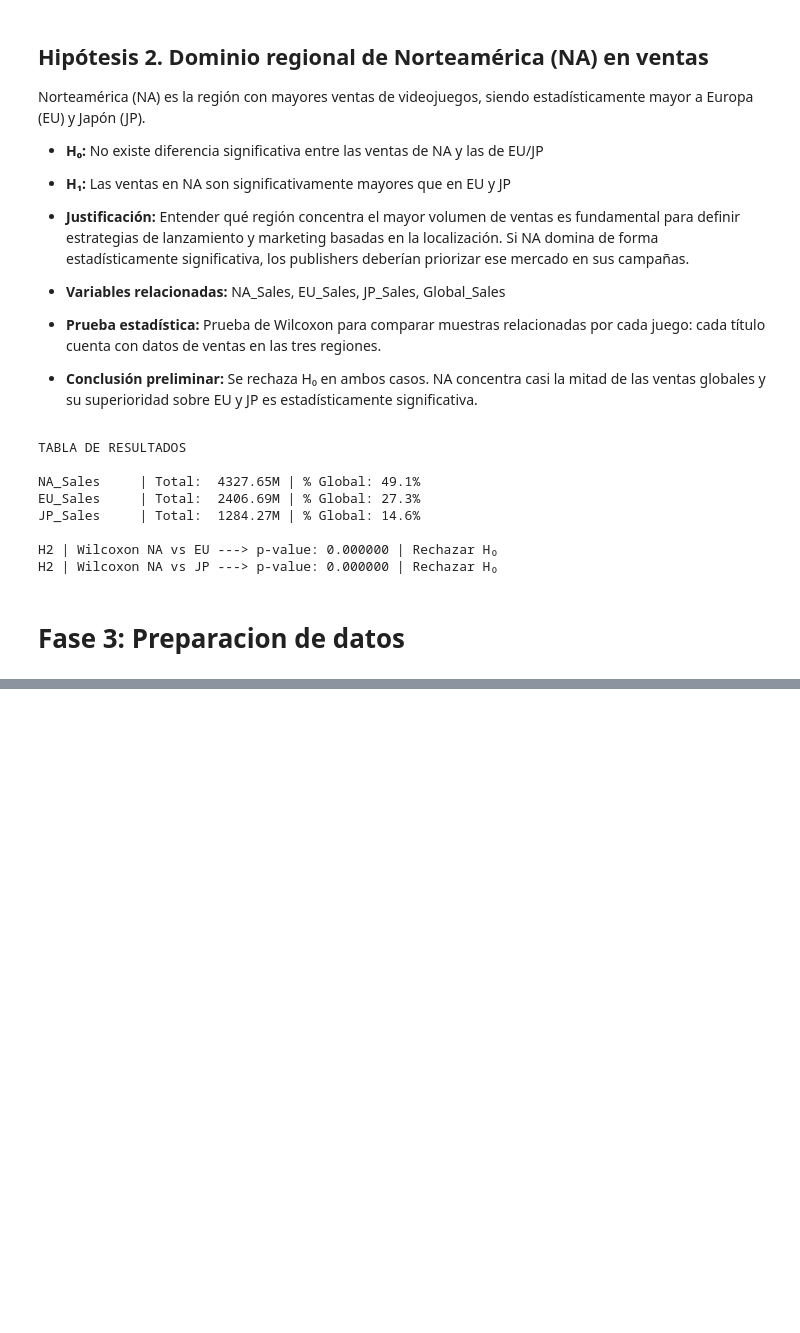
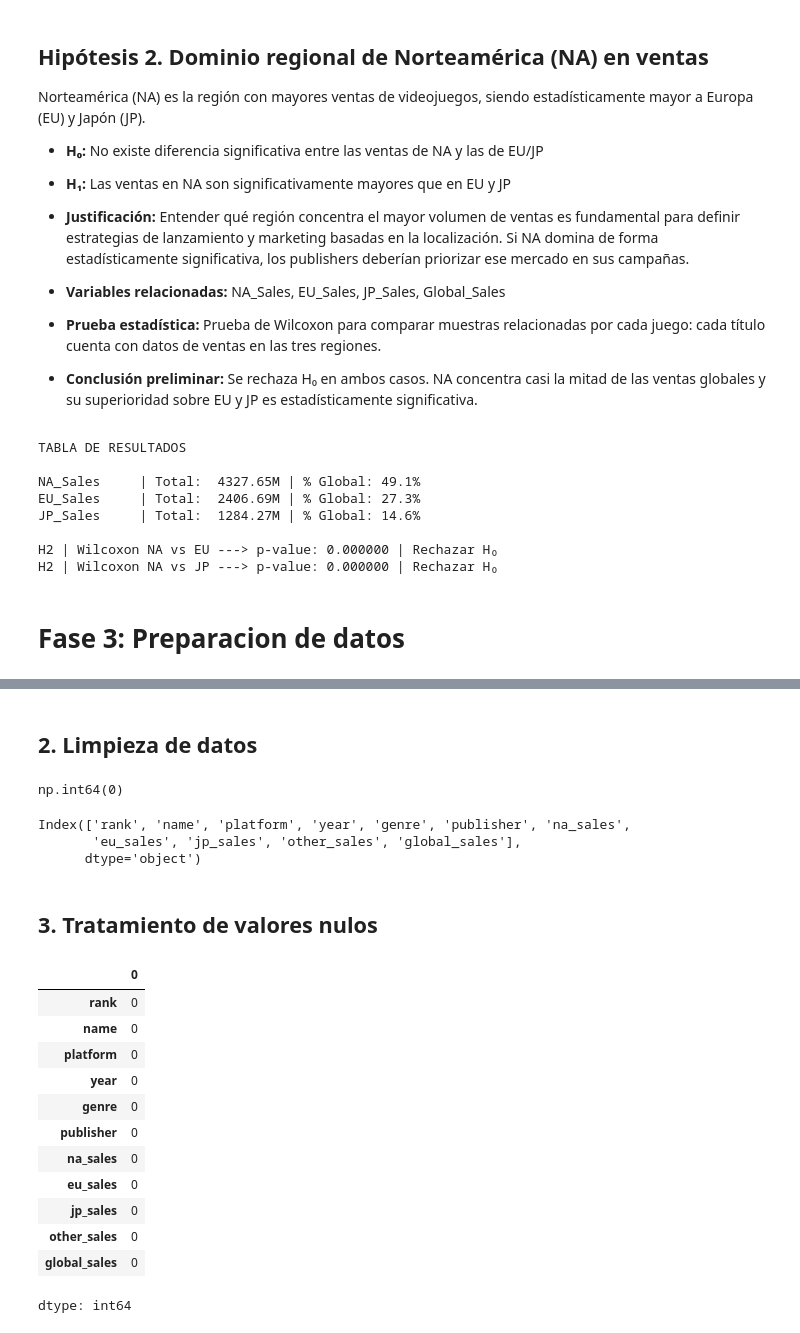
Before and after one commit to hdflorez/Entrega_3, a Jupyter notebook: VideoGameSales.ipynb, the cells around one changed output, grey strips where cells are left out. Saved outputs shown, nothing was run; the diff lists cells and outputs as text; code cells hidden in the pictures; blank space fills up the shorter version.

```diff
--- a/VideoGameSales.ipynb
+++ b/VideoGameSales.ipynb
@@ -186,0 +218,35 @@ df.columns
+# %% [markdown]
+## **2. Limpieza de datos**
+# %%
+# Registros duplicados
+df.duplicated().sum()
+# %% [output]
+np.int64(0)
+# %%
+#Normalizar nombres de columnas
+df.columns = df.columns.str.lower().str.strip()
+
+df.columns
+# %% [output]
+Index(['rank', 'name', 'platform', 'year', 'genre', 'publisher', 'na_sales',
+       'eu_sales', 'jp_sales', 'other_sales', 'global_sales'],
+      dtype='object')
+# %% [markdown]
+## **3. Tratamiento de valores nulos**
+# %%
+#Identificar nulos
+df.isnull().sum()
+# %% [output]
+|  | 0 |
+| rank | 0 |
+| name | 0 |
+| platform | 0 |
+| year | 0 |
+| genre | 0 |
+| publisher | 0 |
+| na_sales | 0 |
+| eu_sales | 0 |
+| jp_sales | 0 |
+| other_sales | 0 |
+| global_sales | 0 |
+dtype: int64
```
Also changed, not shown: parts of 21 cells of this notebook.
